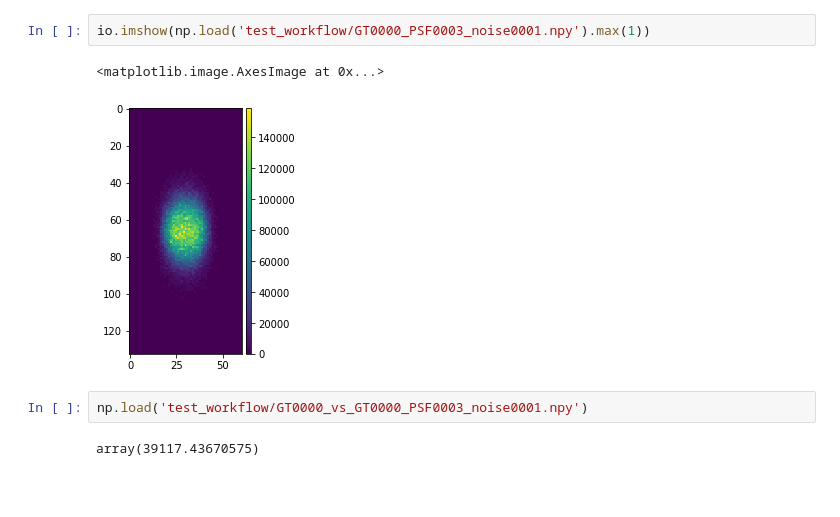
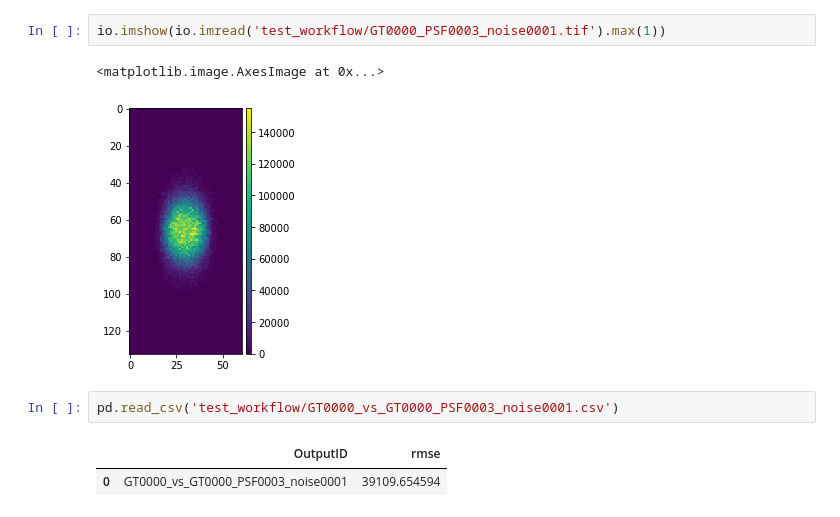
Before and after one commit to amedyukhina/deconvtest2, a Jupyter notebook: demo_run.ipynb, the cells around one changed output. Drawn from its saved outputs; the diff is of its cells as text; blank space fills up the shorter version.

```diff
--- a/demo_run.ipynb
+++ b/demo_run.ipynb
@@ -85,11 +104,12 @@ io.imshow(np.load('test_workflow/GT0000_PSF0003.npy').max(1))
 <matplotlib.image.AxesImage at 0x...>
 [figure]
 # %%
-io.imshow(np.load('test_workflow/GT0000_PSF0003_noise0001.npy').max(1))
+io.imshow(io.imread('test_workflow/GT0000_PSF0003_noise0001.tif').max(1))
 # %% [output]
 <matplotlib.image.AxesImage at 0x...>
-[figure, old version]
+[figure, new version]
-# %%
-np.load('test_workflow/GT0000_vs_GT0000_PSF0003_noise0001.npy')
-# %% [output]
-array(39117.43670575)
+# %%
+pd.read_csv('test_workflow/GT0000_vs_GT0000_PSF0003_noise0001.csv')
+# %% [output]
+|  | OutputID | rmse |
+| 0 | GT0000_vs_GT0000_PSF0003_noise0001 | 39109.654594 |
```
Also changed, not shown: parts of 5 cells of this notebook, 1 other file.
